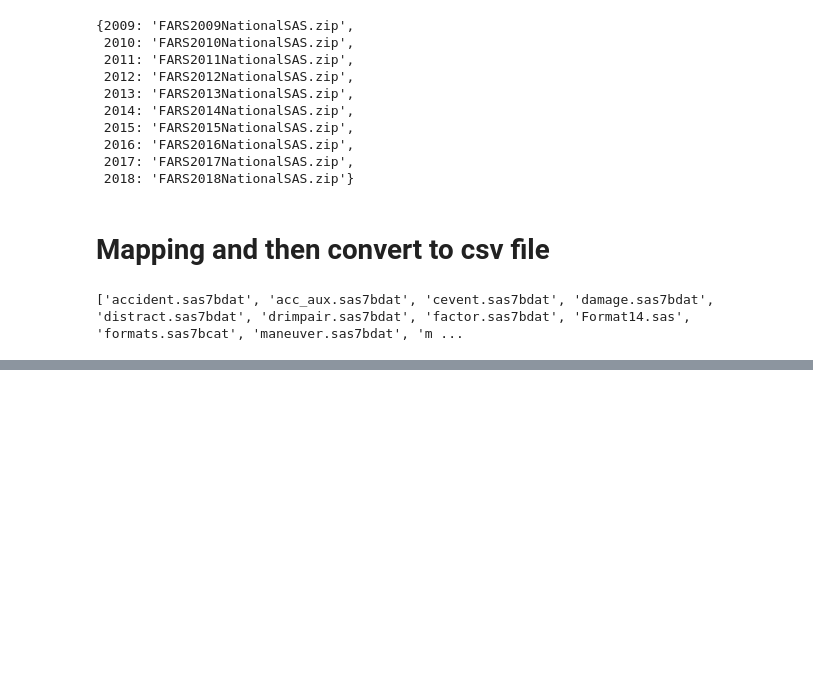
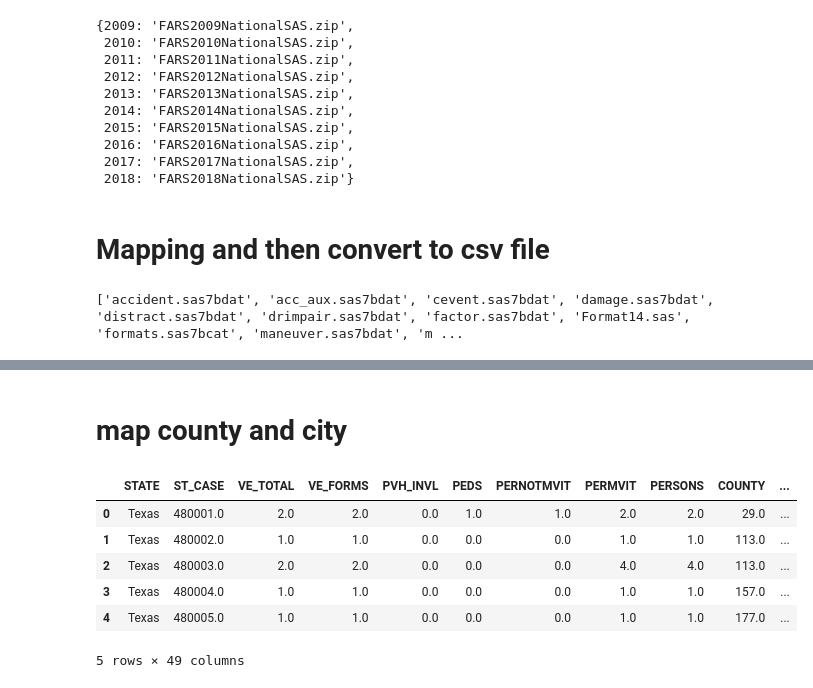
Before and after one commit to duonghung86/Vehicle-Crash-Data-Visualization, a Jupyter notebook: Download datasets.ipynb, the cells around one changed output, grey strips where cells are left out. Saved outputs shown, nothing was run; the diff lists cells and outputs as text; code cells hidden in the pictures; blank space fills up the shorter version.

```diff
--- a/Download datasets.ipynb
+++ b/Download datasets.ipynb
@@ -189,0 +213,14 @@ union_data(files[0])
+# %% [markdown]
+# map county and city
+# %%
+# accident
+df=pd.read_csv('.\Datasets\\accident_5ys.csv')
+df.head()
+# %% [output]
+|  | STATE | ST_CASE | VE_TOTAL | VE_FORMS | PVH_INVL | PEDS | PERNOTMVIT | PERMVIT | PERSONS | COUNTY | ... |
+| 0 | Texas | 480001.0 | 2.0 | 2.0 | 0.0 | 1.0 | 1.0 | 2.0 | 2.0 | 29.0 | ... |
+| 1 | Texas | 480002.0 | 1.0 | 1.0 | 0.0 | 0.0 | 0.0 | 1.0 | 1.0 | 113.0 | ... |
+| 2 | Texas | 480003.0 | 2.0 | 2.0 | 0.0 | 0.0 | 0.0 | 4.0 | 4.0 | 113.0 | ... |
+| 3 | Texas | 480004.0 | 1.0 | 1.0 | 0.0 | 0.0 | 0.0 | 1.0 | 1.0 | 157.0 | ... |
+| 4 | Texas | 480005.0 | 1.0 | 1.0 | 0.0 | 0.0 | 0.0 | 1.0 | 1.0 | 177.0 | ... |
+5 rows × 49 columns
```
Also changed, not shown: parts of 21 cells of this notebook, 29 other files.
